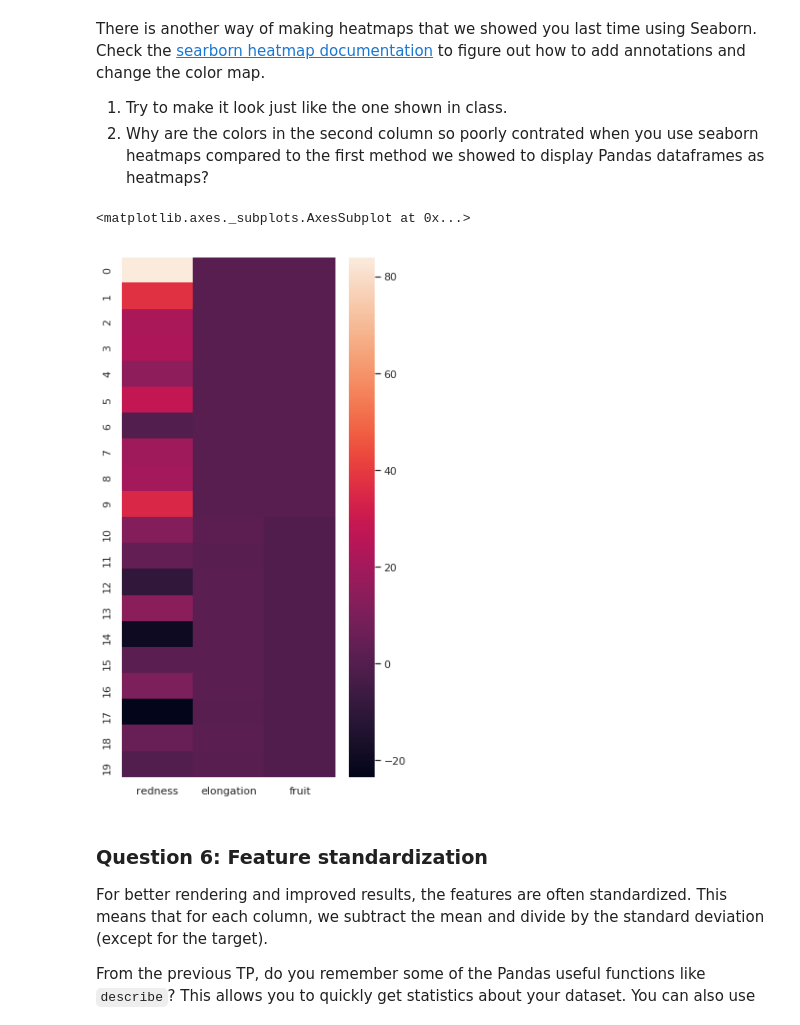
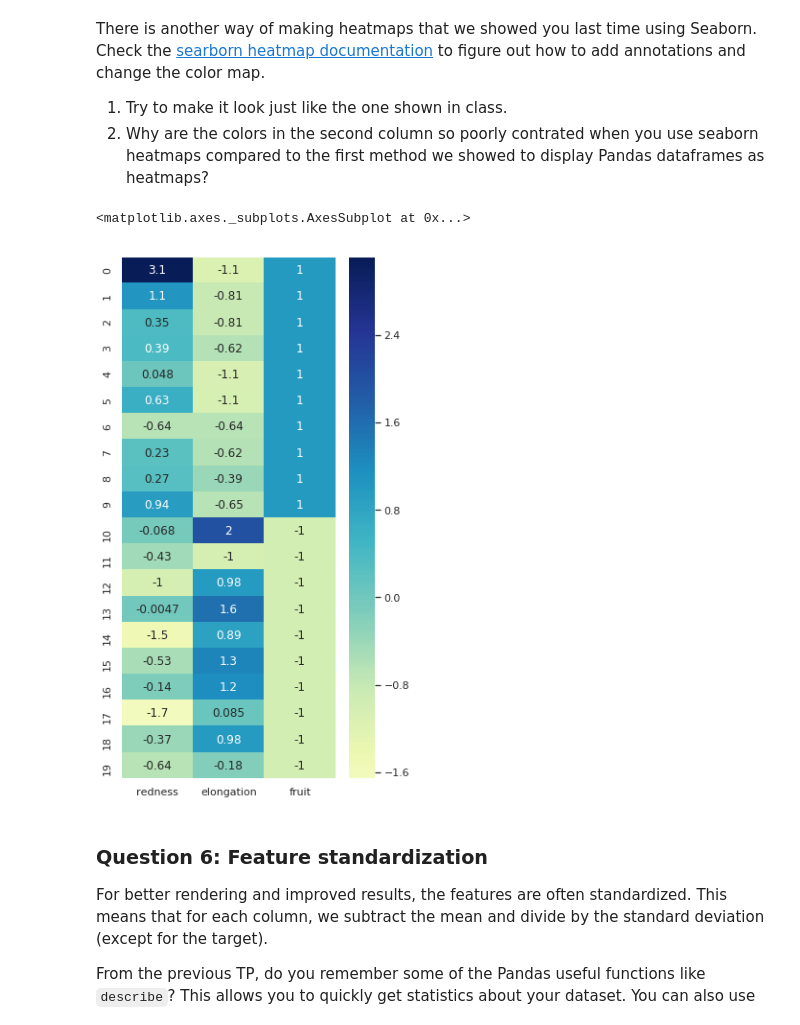
Before and after one commit to xuewenguo0330/info232-1, a Jupyter notebook: TP1/TP1.ipynb, the cells around one changed output. Cells and saved outputs as stored; diff of their text form; code cells hidden in the pictures.

```diff
--- a/TP1/TP1.ipynb
+++ b/TP1/TP1.ipynb
@@ -341,12 +338,15 @@ There is another way of making heatmaps that we showed you last time using Seabo
 # %%
 import seaborn as sns; sns.set()
 fig = plt.figure(figsize=(5,10))
 # Put your code here the create a seaborn heat map
 # looking like the one shown in class
-sns.heatmap(_XY)
+sns.set()
+newX=scaler.fit_transform(_X)
+newXY = pd.DataFrame(np.append(newX, Y, axis=1), columns=['redness', 'elongation', 'fruit'])
+sns.heatmap(newXY,cmap="YlGnBu", center=0.5,cbar = True,robust=False,annot=True)
 # %% [output]
 <matplotlib.axes._subplots.AxesSubplot at 0x...>
-[figure, old version]
+[figure, new version]
 # %% [markdown]
 ### Question 6: Feature standardization
 For better rendering and improved results, the features are often standardized. This means that for each column, we subtract the mean and divide by the standard deviation (except for the target).
```
Also changed, not shown: parts of 8 cells of this notebook.
